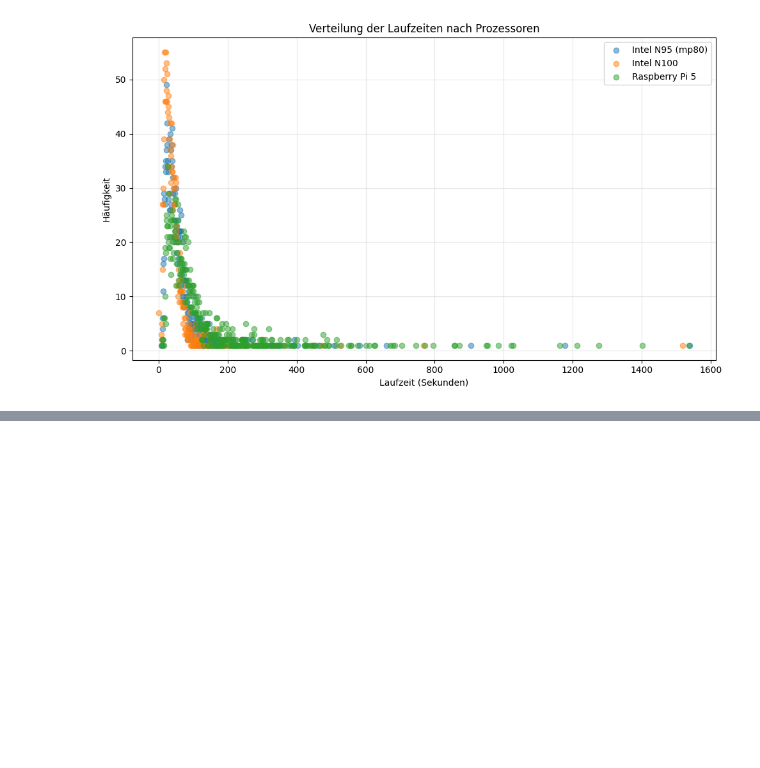
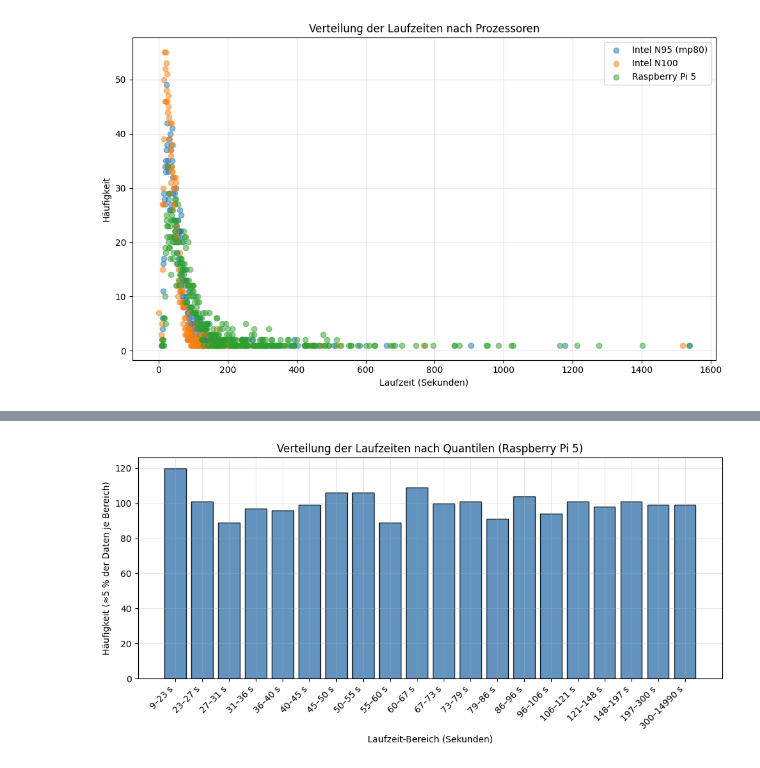
Before and after one commit to Linelle-7/TSP-Benchmark-Analysis, a Jupyter notebook: DatenAnalyse_fuer_TSP.ipynb, the cells around one changed output, grey strips where cells are left out. Saved outputs shown, nothing was run; the diff lists cells and outputs as text; code cells hidden in the pictures; blank space fills up the shorter version.

```diff
--- a/DatenAnalyse_fuer_TSP.ipynb
+++ b/DatenAnalyse_fuer_TSP.ipynb
@@ -130,0 +162,29 @@ counts_df=pd.DataFrame(counts_dict); counts_df = counts_df.fillna(0) # Laufzeite
+# %%
+
+# Anzahl Quantil-Bereiche (z. B. 20 Bereiche à 5 %)
+n_bins = 20
+quantile_edges = np.linspace(0, 1, n_bins + 1)
+bins = np.quantile(runtimes, quantile_edges)
+
+# In Quantil-Bereiche einteilen (duplikate entfernen, falls nötig)
+categories = pd.cut(runtimes, bins=bins, include_lowest=True, duplicates="drop")
+
+# Häufigkeit pro Bereich zählen
+counts = categories.value_counts().sort_index()
+
+# Labels im Format "a–b s"
+labels = [f"{int(interval.left)}–{int(interval.right)} s" for interval in counts.index]
+
+# Plot
+plt.figure(figsize=(10, 5))
+plt.bar(labels, counts.values, color="steelblue", edgecolor="black", alpha=0.85)
+
+plt.xlabel("Laufzeit-Bereich (Sekunden)")
+plt.ylabel("Häufigkeit (≈5 % der Daten je Bereich)")
+plt.title("Verteilung der Laufzeiten nach Quantilen (Raspberry Pi 5)")
+plt.xticks(rotation=45, ha="right")
+plt.grid(True, alpha=0.3)
+plt.tight_layout()
+plt.show()
+# %% [output]
+[figure, added]
```
Also changed, not shown: parts of 6 cells of this notebook, 6 other files.
